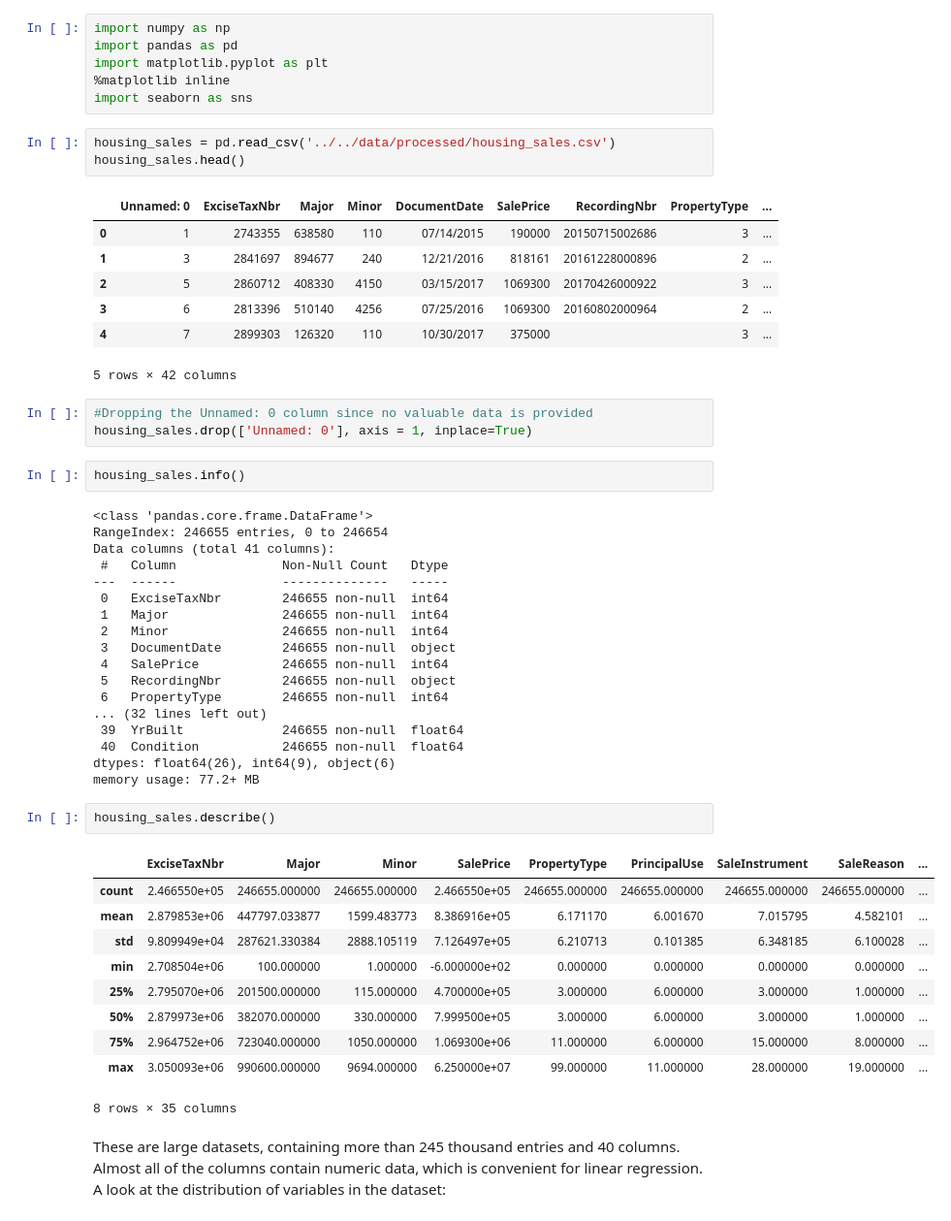
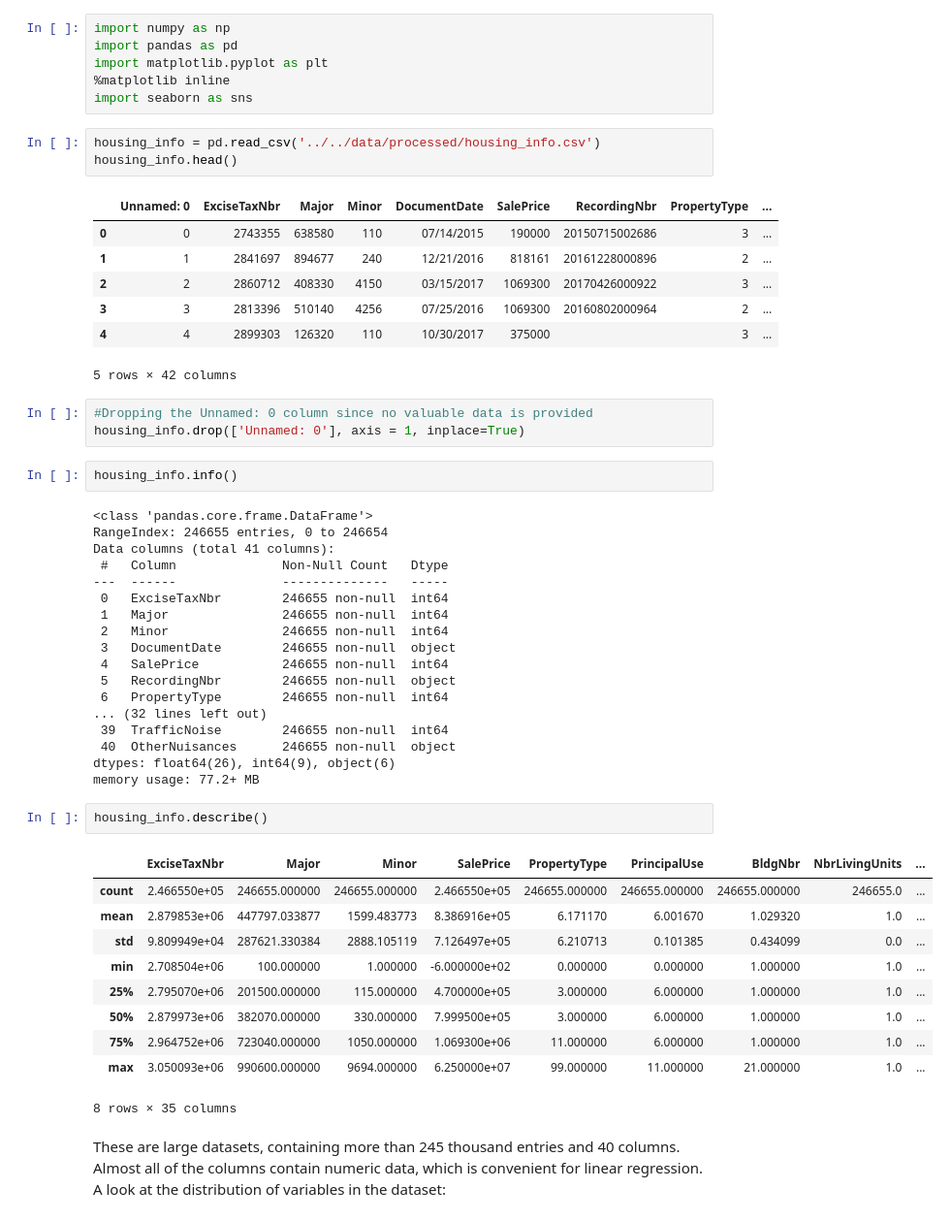
Before and after one commit to samtuleen/King-County-Home-Price-Predictors, a Jupyter notebook: notebooks/report/Valuable Home Improvement Projects - Predictive Analysis.ipynb, the cells around one changed output. Shown: that part at 97% size. Saved outputs shown, nothing was run; the diff lists cells and outputs as text.

```diff
--- a/notebooks/report/Valuable Home Improvement Projects - Predictive Analysis.ipynb
+++ b/notebooks/report/Valuable Home Improvement Projects - Predictive Analysis.ipynb
@@ -27,21 +27,21 @@ import matplotlib.pyplot as plt
 %matplotlib inline
 import seaborn as sns
 # %%
-housing_sales = pd.read_csv('../../data/processed/housing_sales.csv')
-housing_sales.head()
+housing_info = pd.read_csv('../../data/processed/housing_info.csv')
+housing_info.head()
 # %% [output]
 |  | Unnamed: 0 | ExciseTaxNbr | Major | Minor | DocumentDate | SalePrice | RecordingNbr | PropertyType | ... |
-| 0 | 1 | 2743355 | 638580 | 110 | 07/14/2015 | 190000 | 20150715002686 | 3 | ... |
-| 1 | 3 | 2841697 | 894677 | 240 | 12/21/2016 | 818161 | 20161228000896 | 2 | ... |
-| 2 | 5 | 2860712 | 408330 | 4150 | 03/15/2017 | 1069300 | 20170426000922 | 3 | ... |
-| 3 | 6 | 2813396 | 510140 | 4256 | 07/25/2016 | 1069300 | 20160802000964 | 2 | ... |
-| 4 | 7 | 2899303 | 126320 | 110 | 10/30/2017 | 375000 |  | 3 | ... |
+| 0 | 0 | 2743355 | 638580 | 110 | 07/14/2015 | 190000 | 20150715002686 | 3 | ... |
+| 1 | 1 | 2841697 | 894677 | 240 | 12/21/2016 | 818161 | 20161228000896 | 2 | ... |
+| 2 | 2 | 2860712 | 408330 | 4150 | 03/15/2017 | 1069300 | 20170426000922 | 3 | ... |
+| 3 | 3 | 2813396 | 510140 | 4256 | 07/25/2016 | 1069300 | 20160802000964 | 2 | ... |
+| 4 | 4 | 2899303 | 126320 | 110 | 10/30/2017 | 375000 |  | 3 | ... |
 5 rows × 42 columns
 # %%
 #Dropping the Unnamed: 0 column since no valuable data is provided
-housing_sales.drop(['Unnamed: 0'], axis = 1, inplace=True)
+housing_info.drop(['Unnamed: 0'], axis = 1, inplace=True)
 # %%
-housing_sales.info()
+housing_info.info()
 # %% [output]
 <class 'pandas.core.frame.DataFrame'>
 RangeIndex: 246655 entries, 0 to 246654
@@ -56,22 +56,22 @@ Data columns (total 41 columns):
  5   RecordingNbr        246655 non-null  object
  6   PropertyType        246655 non-null  int64
 ... (32 lines left out)
- 39  YrBuilt             246655 non-null  float64
- 40  Condition           246655 non-null  float64
+ 39  TrafficNoise        246655 non-null  int64
+ 40  OtherNuisances      246655 non-null  object
 dtypes: float64(26), int64(9), object(6)
 memory usage: 77.2+ MB
 # %%
-housing_sales.describe()
+housing_info.describe()
 # %% [output]
-|  | ExciseTaxNbr | Major | Minor | SalePrice | PropertyType | PrincipalUse | SaleInstrument | SaleReason | ... |
-| count | 2.466550e+05 | 246655.000000 | 246655.000000 | 2.466550e+05 | 246655.000000 | 246655.000000 | 246655.000000 | 246655.000000 | ... |
-| mean | 2.879853e+06 | 447797.033877 | 1599.483773 | 8.386916e+05 | 6.171170 | 6.001670 | 7.015795 | 4.582101 | ... |
-| std | 9.809949e+04 | 287621.330384 | 2888.105119 | 7.126497e+05 | 6.210713 | 0.101385 | 6.348185 | 6.100028 | ... |
-| min | 2.708504e+06 | 100.000000 | 1.000000 | -6.000000e+02 | 0.000000 | 0.000000 | 0.000000 | 0.000000 | ... |
-| 25% | 2.795070e+06 | 201500.000000 | 115.000000 | 4.700000e+05 | 3.000000 | 6.000000 | 3.000000 | 1.000000 | ... |
-| 50% | 2.879973e+06 | 382070.000000 | 330.000000 | 7.999500e+05 | 3.000000 | 6.000000 | 3.000000 | 1.000000 | ... |
-| 75% | 2.964752e+06 | 723040.000000 | 1050.000000 | 1.069300e+06 | 11.000000 | 6.000000 | 15.000000 | 8.000000 | ... |
-| max | 3.050093e+06 | 990600.000000 | 9694.000000 | 6.250000e+07 | 99.000000 | 11.000000 | 28.000000 | 19.000000 | ... |
+|  | ExciseTaxNbr | Major | Minor | SalePrice | PropertyType | PrincipalUse | BldgNbr | NbrLivingUnits | ... |
+| count | 2.466550e+05 | 246655.000000 | 246655.000000 | 2.466550e+05 | 246655.000000 | 246655.000000 | 246655.000000 | 246655.0 | ... |
+| mean | 2.879853e+06 | 447797.033877 | 1599.483773 | 8.386916e+05 | 6.171170 | 6.001670 | 1.029320 | 1.0 | ... |
+| std | 9.809949e+04 | 287621.330384 | 2888.105119 | 7.126497e+05 | 6.210713 | 0.101385 | 0.434099 | 0.0 | ... |
+| min | 2.708504e+06 | 100.000000 | 1.000000 | -6.000000e+02 | 0.000000 | 0.000000 | 1.000000 | 1.0 | ... |
+| 25% | 2.795070e+06 | 201500.000000 | 115.000000 | 4.700000e+05 | 3.000000 | 6.000000 | 1.000000 | 1.0 | ... |
+| 50% | 2.879973e+06 | 382070.000000 | 330.000000 | 7.999500e+05 | 3.000000 | 6.000000 | 1.000000 | 1.0 | ... |
+| 75% | 2.964752e+06 | 723040.000000 | 1050.000000 | 1.069300e+06 | 11.000000 | 6.000000 | 1.000000 | 1.0 | ... |
+| max | 3.050093e+06 | 990600.000000 | 9694.000000 | 6.250000e+07 | 99.000000 | 11.000000 | 21.000000 | 1.0 | ... |
 8 rows × 35 columns
 # %% [markdown]
 These are large datasets, containing more than 245 thousand entries and 40 columns. Almost all of the columns contain numeric data, which is convenient for linear regression. A look at the distribution of variables in the dataset:
```
Also changed, not shown: parts of 12 cells of this notebook, 1 other file.
